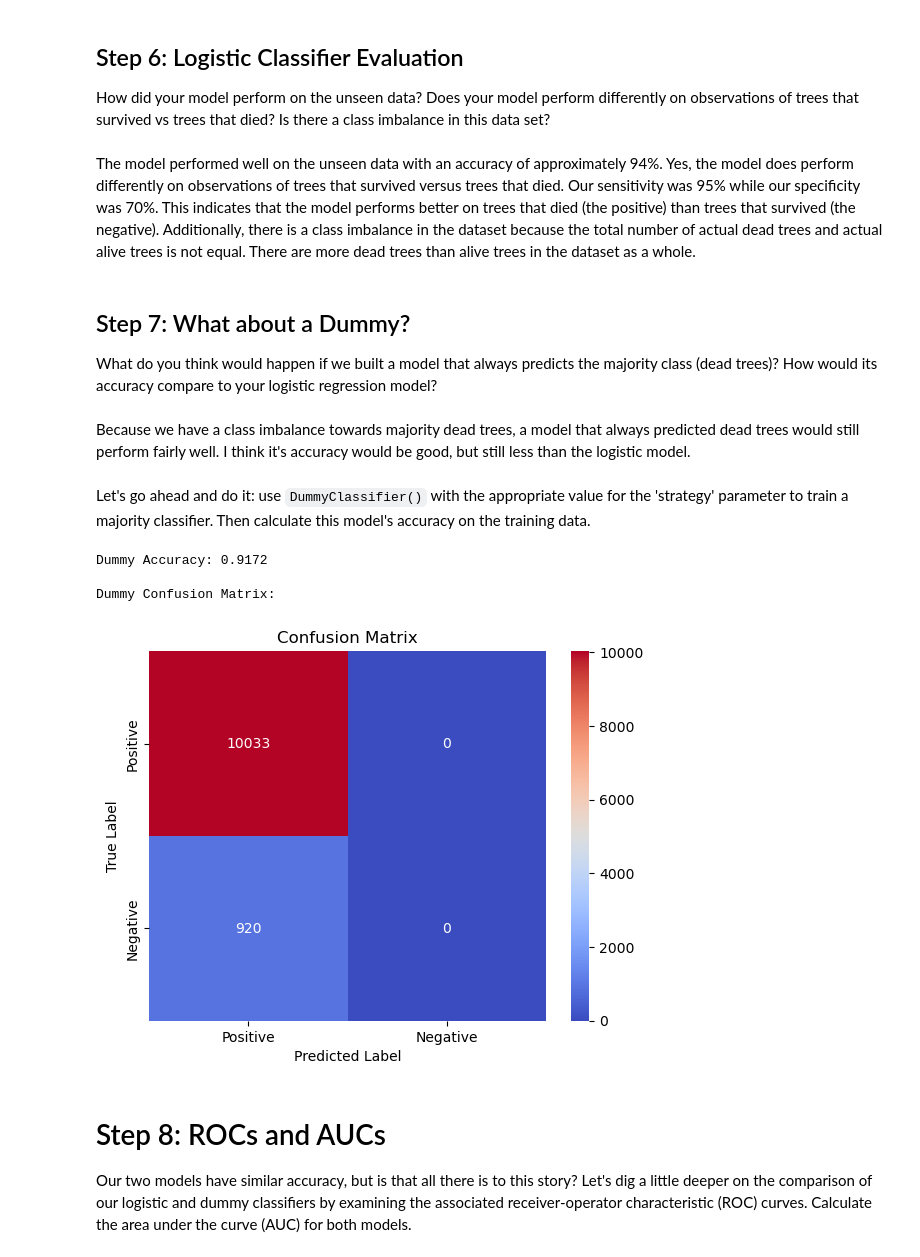
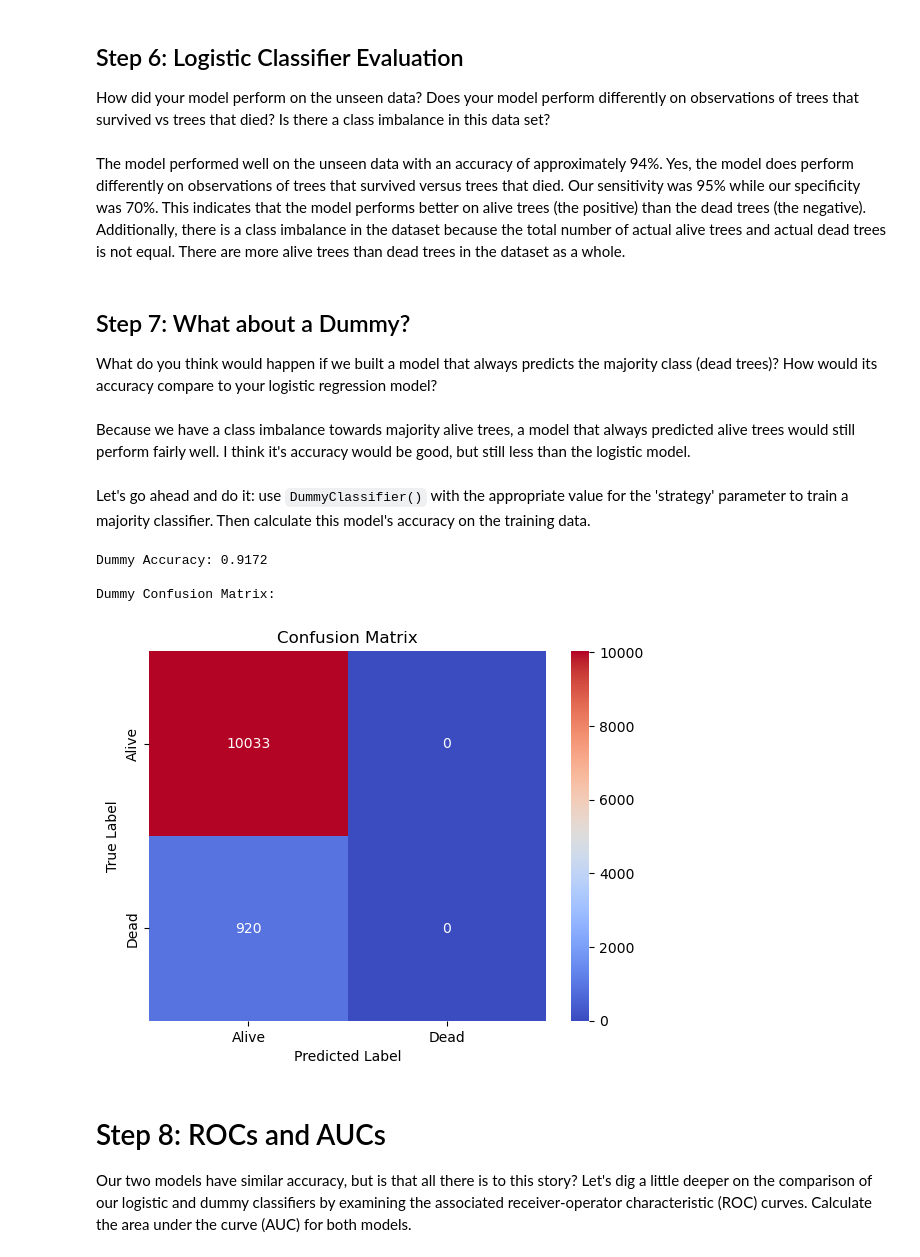
Before and after one commit to haylee360/EDS232-labs, a Jupyter notebook: Week3/lab3-wildfire.ipynb, the cells around one changed output. Drawn from its saved outputs; the diff is of its cells as text; code cells hidden in the pictures.

Commit message:
Fix alive and dead trees

```diff
--- a/Week3/lab3-wildfire.ipynb
+++ b/Week3/lab3-wildfire.ipynb
@@ -166,41 +175,41 @@ How did your model perform on the unseen data?
 Does your model perform differently on observations of trees that survived vs trees that died?
 Is there a class imbalance in this data set?
 # %% [markdown]
-The model performed well on the unseen data with an accuracy of approximately 94%. Yes, the model does perform differently on observations of trees that survived versus trees that died. Our sensitivity was 95% while our specificity was 70%. This indicates that the model performs better on trees that died (the positive) than trees that survived (the negative). Additionally, there is a class imbalance in the dataset because the total number of actual dead trees and actual alive trees is not equal. There are more dead trees than alive trees in the dataset as a whole.
+The model performed well on the unseen data with an accuracy of approximately 94%. Yes, the model does perform differently on observations of trees that survived versus trees that died. Our sensitivity was 95% while our specificity was 70%. This indicates that the model performs better on alive trees (the positive) than the dead trees (the negative). Additionally, there is a class imbalance in the dataset because the total number of actual alive trees and actual dead trees is not equal. There are more alive trees than dead trees in the dataset as a whole.
 # %% [markdown]
 ## Step 7: What about a Dummy?
 What do you think would happen if we built a model that always predicts the majority class (dead trees)? How would its accuracy compare to your logistic regression model?
 # %% [markdown]
-Because we have a class imbalance towards majority dead trees, a model that always predicted dead trees would still perform fairly well. I think it's accuracy would be good, but still less than the logistic model.
+Because we have a class imbalance towards majority alive trees, a model that always predicted alive trees would still perform fairly well. I think it's accuracy would be good, but still less than the logistic model.
 # %% [markdown]
 Let's go ahead and do it: use `DummyClassifier()` with the appropriate value for the 'strategy' parameter to train a majority classifier.  Then calculate this model's accuracy on the training data.
 # %%
 # Train majority classifier
 dummy_classifier = DummyClassifier(strategy="most_frequent")
 dummy_classifier.fit(X_train_scaled, y_train)
 
 dummy_train_pred = dummy_classifier.predict(X_train_scaled)
 
 dummy_test_pred = dummy_classifier.predict(X_test_scaled)
 
 # Calculate accuracy score
 dummay_acc = accuracy_score(y_train, dummy_train_pred)
 
 
 # Print accuracy and confusion matrix results
 print(f"Dummy Accuracy: {dummay_acc:.4f}")
 print("\nDummy Confusion Matrix:")
 cm = confusion_matrix(y_test, dummy_test_pred)
-sns.heatmap(cm, annot=True, fmt="d", cmap='coolwarm',xticklabels=['Positive', 'Negative'], yticklabels=['Positive', 'Negative'])
+sns.heatmap(cm, annot=True, fmt="d", cmap='coolwarm',xticklabels=['Alive', 'Dead'], yticklabels=['Alive', 'Dead'])
 plt.title("Confusion Matrix")
 plt.xlabel("Predicted Label")
 plt.ylabel("True Label")
 plt.show()
 # %% [output]
 Dummy Accuracy: 0.9172
 
 Dummy Confusion Matrix:
-[figure, old version]
+[figure, new version]
 # %% [markdown]
 # Step 8: ROCs and AUCs
 Our two models have similar accuracy, but is that all there is to this story?  Let's dig a little deeper on the comparison of our logistic and dummy classifiers by examining the associated receiver-operator characteristic (ROC) curves. Calculate the area under the curve (AUC) for both models.
```
Also changed, not shown: parts of 1 cell of this notebook.
